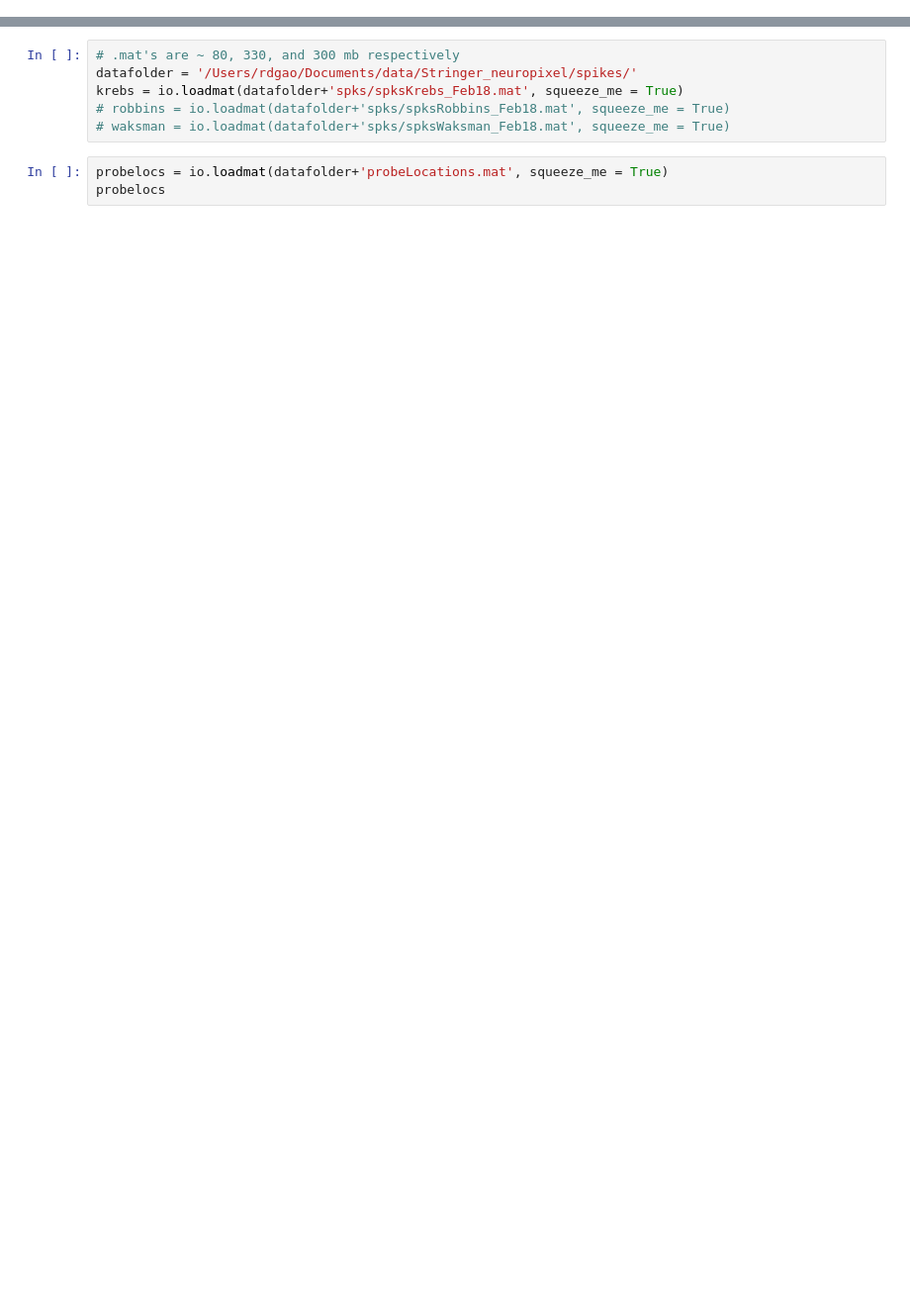
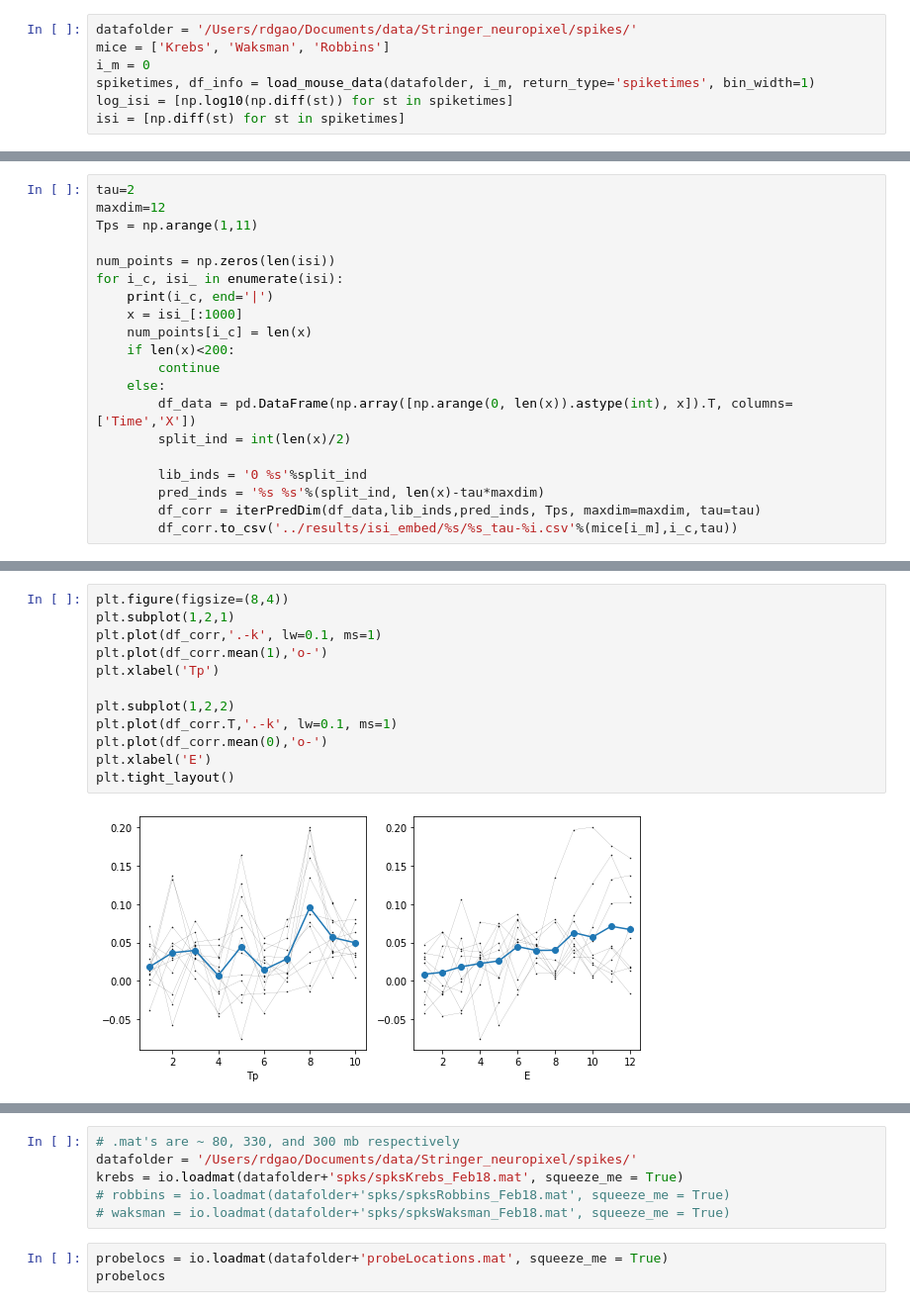
Before and after one commit to rdgao/SpaceRecon, a Jupyter notebook: notebooks/ISI_embedding.ipynb, the cells around one changed output, grey strips where cells are left out. Shown at 99% size. Drawn from its saved outputs; the diff is of its cells as text; blank space fills up the shorter version.

```diff
--- a/notebooks/ISI_embedding.ipynb
+++ b/notebooks/ISI_embedding.ipynb
@@ -9,2 +15,9 @@ from scipy import io, signal
 import pyEDM as edm
 import pandas as pd
+# %%
+datafolder = '/Users/rdgao/Documents/data/Stringer_neuropixel/spikes/'
+mice = ['Krebs', 'Waksman', 'Robbins']
+i_m = 0
+spiketimes, df_info = load_mouse_data(datafolder, i_m, return_type='spiketimes', bin_width=1)
+log_isi = [np.log10(np.diff(st)) for st in spiketimes]
+isi = [np.diff(st) for st in spiketimes]
@@ -10,0 +26,20 @@ import pandas as pd
+# %%
+tau=2
+maxdim=12
+Tps = np.arange(1,11)
+
+num_points = np.zeros(len(isi))
+for i_c, isi_ in enumerate(isi):
+    print(i_c, end='|')
+    x = isi_[:1000]
+    num_points[i_c] = len(x)
+    if len(x)<200:
+        continue
+    else:
+        df_data = pd.DataFrame(np.array([np.arange(0, len(x)).astype(int), x]).T, columns=['Time','X'])
+        split_ind = int(len(x)/2)
+
+        lib_inds = '0 %s'%split_ind
+        pred_inds = '%s %s'%(split_ind, len(x)-tau*maxdim)
+        df_corr = iterPredDim(df_data,lib_inds,pred_inds, Tps, maxdim=maxdim, tau=tau)
+        df_corr.to_csv('../results/isi_embed/%s/%s_tau-%i.csv'%(mice[i_m],i_c,tau))
@@ -10,0 +58,14 @@ import pandas as pd
+# %%
+plt.figure(figsize=(8,4))
+plt.subplot(1,2,1)
+plt.plot(df_corr,'.-k', lw=0.1, ms=1)
+plt.plot(df_corr.mean(1),'o-')
+plt.xlabel('Tp')
+
+plt.subplot(1,2,2)
+plt.plot(df_corr.T,'.-k', lw=0.1, ms=1)
+plt.plot(df_corr.mean(0),'o-')
+plt.xlabel('E')
+plt.tight_layout()
+# %% [output]
+[figure, added]
```
Also changed, not shown: parts of 17 cells of this notebook, 4 other files.
